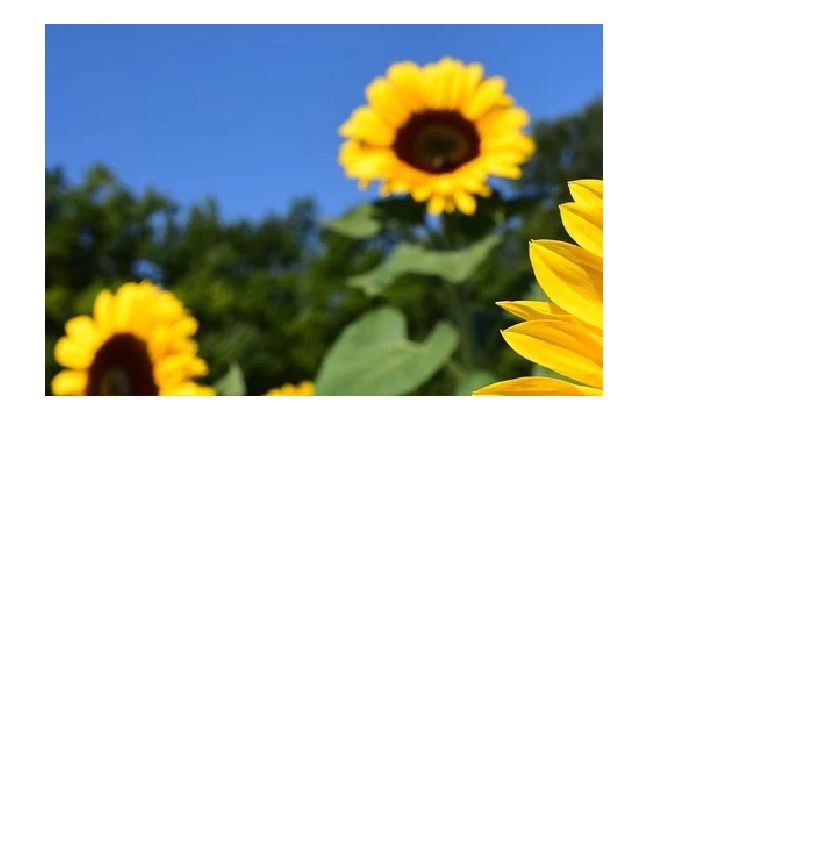
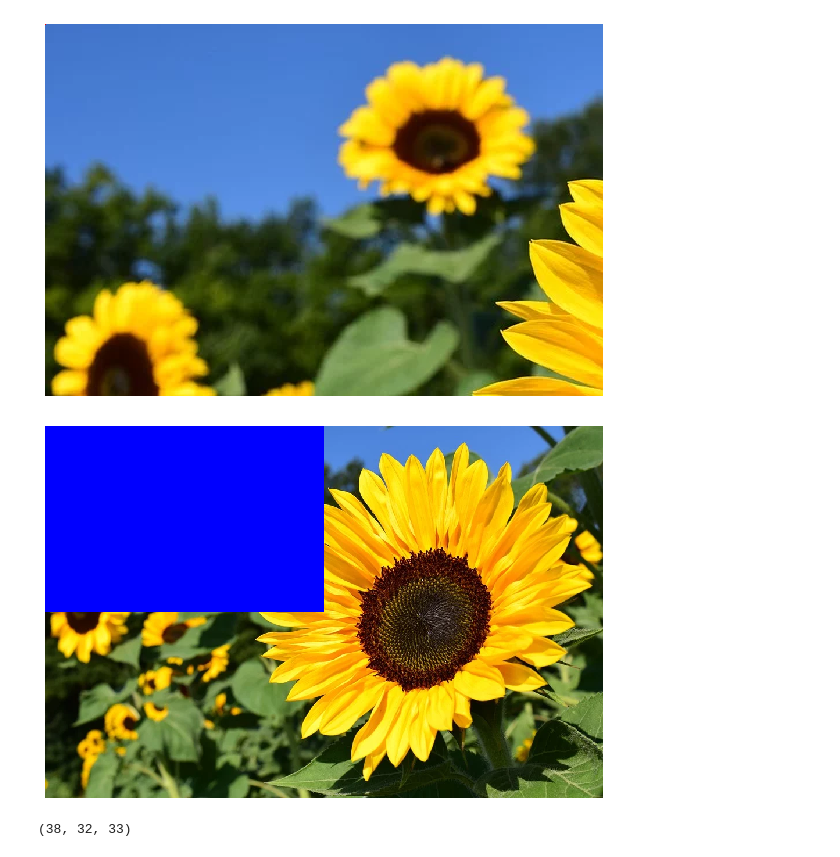
Before and after one commit to KarthikKothareddy/pisgurus, a Jupyter notebook: load_display_save/load_save.ipynb, the cells around one changed output. Drawn from its saved outputs; the diff is of its cells as text; code cells hidden in the pictures; blank space fills up the shorter version.

```diff
--- a/load_display_save/load_save.ipynb
+++ b/load_display_save/load_save.ipynb
@@ -75,5 +75,13 @@ br = image[cY:h, cX:w]
 # %%
 # make topleft corner blue
 tl = image[0:cY, 0:cX]
-image[0:cY, 0:cX] = ()
-# display(tl)
+image[0:cY, 0:cX] = (255, 0, 0)
+display(image)
+# %% [output]
+[figure, added]
+# %%
+image = cv2.imread("florida_trip.png")
+(b, g, r) = image[225, 111]
+b, g, r
+# %% [output]
+(38, 32, 33)
```
